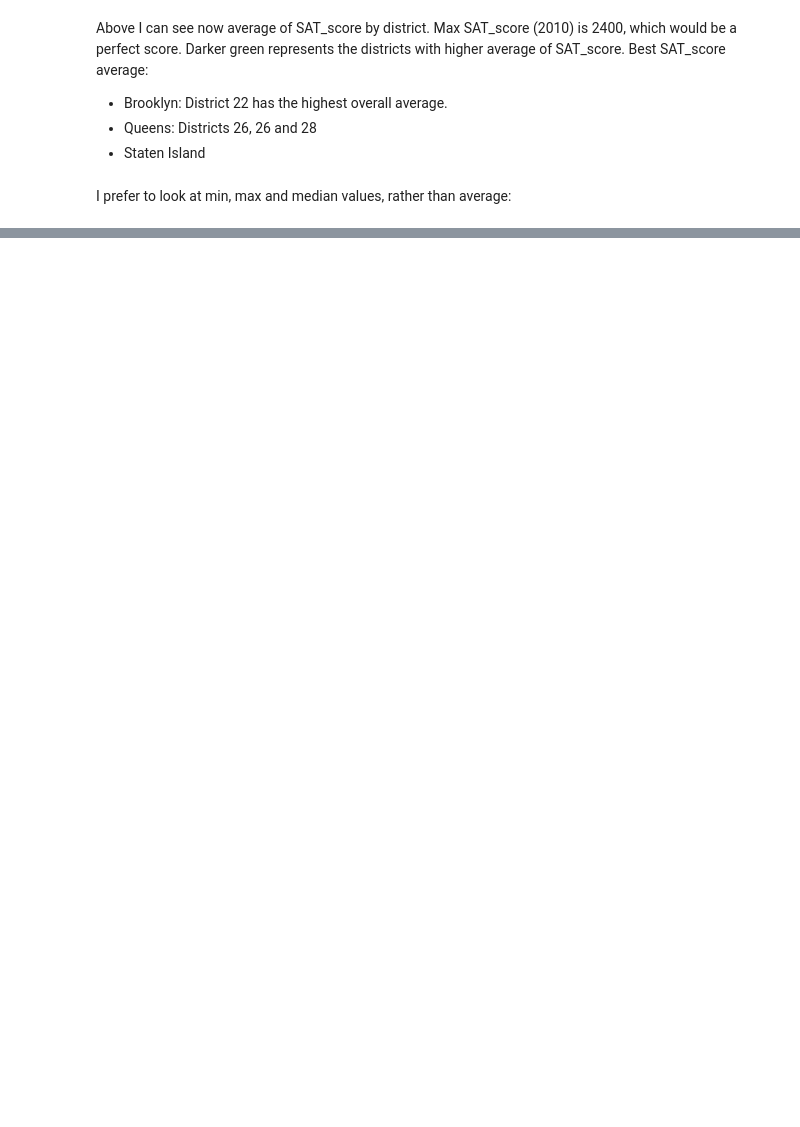
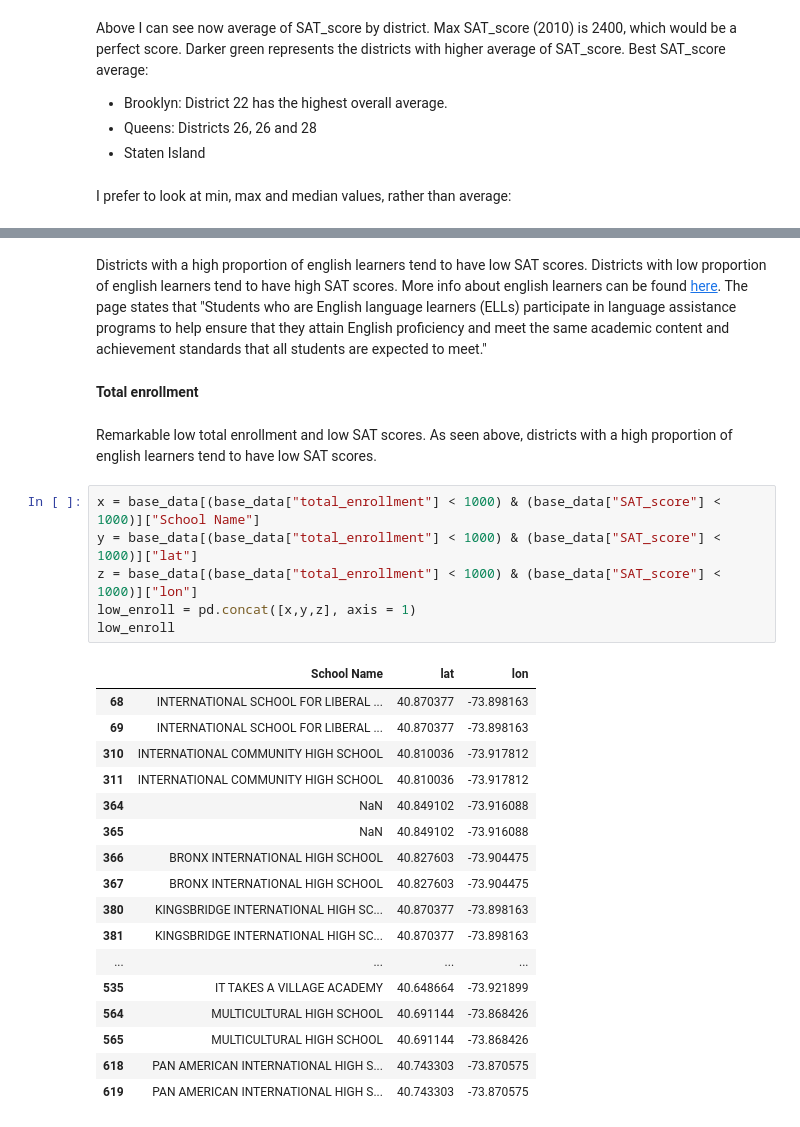
Before and after one commit to PukkaPad/data-storytelling-SAT-NewYork, a Jupyter notebook: utils/DataStorytelling-SAT-NewYork.ipynb, the cells around one changed output, grey strips where cells are left out. Drawn from its saved outputs; the diff is of its cells as text; blank space fills up the shorter version.

```diff
--- a/utils/DataStorytelling-SAT-NewYork.ipynb
+++ b/utils/DataStorytelling-SAT-NewYork.ipynb
@@ -865,0 +931,31 @@ show_district_map('SAT_score', 'Median_districts.html' )
+# %% [markdown]
+Districts with a high proportion of english learners tend to have low SAT scores. Districts with low proportion of english learners tend to have high SAT scores.
+More info about english learners can be found [here](https://nces.ed.gov/programs/coe/indicator_cgf.asp). The page states that "Students who are English language learners (ELLs) participate in language assistance programs to help ensure that they attain English proficiency and meet the same academic content and achievement standards that all students are expected to meet."
+# %% [markdown]
+**Total enrollment**
+# %% [markdown]
+Remarkable low total enrollment and low SAT scores. As seen above, districts with a high proportion of english learners tend to have low SAT scores.
+# %%
+x = base_data[(base_data["total_enrollment"] < 1000) & (base_data["SAT_score"] < 1000)]["School Name"]
+y = base_data[(base_data["total_enrollment"] < 1000) & (base_data["SAT_score"] < 1000)]["lat"]
+z = base_data[(base_data["total_enrollment"] < 1000) & (base_data["SAT_score"] < 1000)]["lon"]
+low_enroll = pd.concat([x,y,z], axis = 1)
+low_enroll
+# %% [output]
+|  | School Name | lat | lon |
+| 68 | INTERNATIONAL SCHOOL FOR LIBERAL ... | 40.870377 | -73.898163 |
+| 69 | INTERNATIONAL SCHOOL FOR LIBERAL ... | 40.870377 | -73.898163 |
+| 310 | INTERNATIONAL COMMUNITY HIGH SCHOOL | 40.810036 | -73.917812 |
+| 311 | INTERNATIONAL COMMUNITY HIGH SCHOOL | 40.810036 | -73.917812 |
+| 364 | NaN | 40.849102 | -73.916088 |
+| 365 | NaN | 40.849102 | -73.916088 |
+| 366 | BRONX INTERNATIONAL HIGH SCHOOL | 40.827603 | -73.904475 |
+| 367 | BRONX INTERNATIONAL HIGH SCHOOL | 40.827603 | -73.904475 |
+| 380 | KINGSBRIDGE INTERNATIONAL HIGH SC... | 40.870377 | -73.898163 |
+| 381 | KINGSBRIDGE INTERNATIONAL HIGH SC... | 40.870377 | -73.898163 |
+| ... | ... | ... | ... |
+| 535 | IT TAKES A VILLAGE ACADEMY | 40.648664 | -73.921899 |
+| 564 | MULTICULTURAL HIGH SCHOOL | 40.691144 | -73.868426 |
+| 565 | MULTICULTURAL HIGH SCHOOL | 40.691144 | -73.868426 |
+| 618 | PAN AMERICAN INTERNATIONAL HIGH S... | 40.743303 | -73.870575 |
+| 619 | PAN AMERICAN INTERNATIONAL HIGH S... | 40.743303 | -73.870575 |
```
Also changed, not shown: parts of 23 cells of this notebook, 15 other files.
